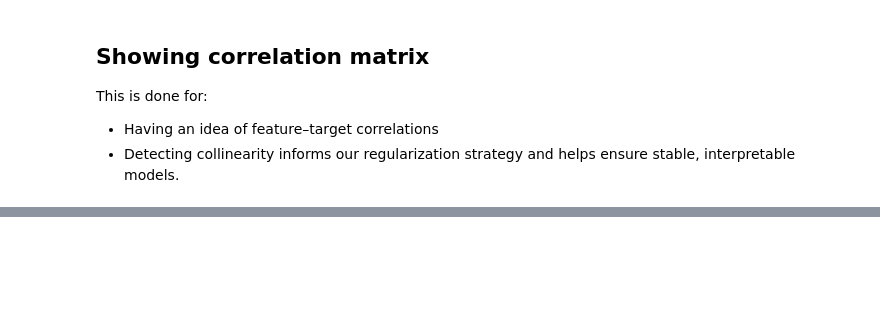
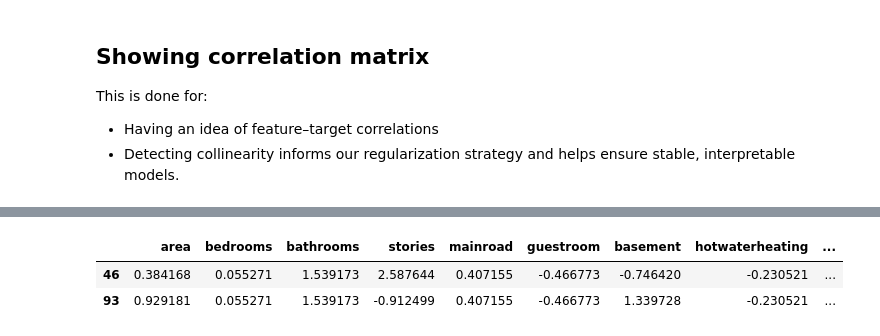
Before and after one commit to silentfortin/ai-portfolio, a Jupyter notebook: 03-ml-housing-prediction/RealEstateAI_PricePrediction.ipynb, the cells around one changed output, grey strips where cells are left out. Cells and saved outputs as stored; diff of their text form; code cells hidden in the pictures; blank space fills up the shorter version.

Commit message:
about to start modeling

```diff
--- a/03-ml-housing-prediction/RealEstateAI_PricePrediction.ipynb
+++ b/03-ml-housing-prediction/RealEstateAI_PricePrediction.ipynb
@@ -190,0 +216,34 @@ plt.show()
+# %%
+from sklearn.model_selection import train_test_split
+
+X = df.drop('price', axis=1)
+y = df['price']
+
+# Split the data into training and testing sets
+#    - test_size=0.2 reserves 20% of the data for evaluation
+#    - random_state=42 ensures reproducibility
+X_train, X_test, y_train, y_test = train_test_split(X, y, test_size=0.2, random_state=42)
+# %%
+from sklearn.preprocessing import StandardScaler
+
+# Instantiate a StandardScaler
+scaler = StandardScaler()
+
+# Fit the scaler only on the training features
+#    - learns the mean and standard deviation from X_train
+#    - prevents information leakage from the test set
+scaler.fit(X_train)
+
+# Apply the learned transformation to both sets
+#    - center to mean=0 and scale to unit variance
+X_train_scaled = scaler.transform(X_train)
+X_test_scaled  = scaler.transform(X_test)
+# %%
+X_train_scaled_df = pd.DataFrame(X_train_scaled, columns=X.columns, index=X_train.index)
+X_test_scaled_df  = pd.DataFrame(X_test_scaled, columns=X.columns, index=X_test.index)
+
+X_train_scaled_df.head(2)
+# %% [output]
+|  | area | bedrooms | bathrooms | stories | mainroad | guestroom | basement | hotwaterheating | ... |
+| 46 | 0.384168 | 0.055271 | 1.539173 | 2.587644 | 0.407155 | -0.466773 | -0.746420 | -0.230521 | ... |
+| 93 | 0.929181 | 0.055271 | 1.539173 | -0.912499 | 0.407155 | -0.466773 | 1.339728 | -0.230521 | ... |
```
Also changed, not shown: parts of 4 cells of this notebook.
